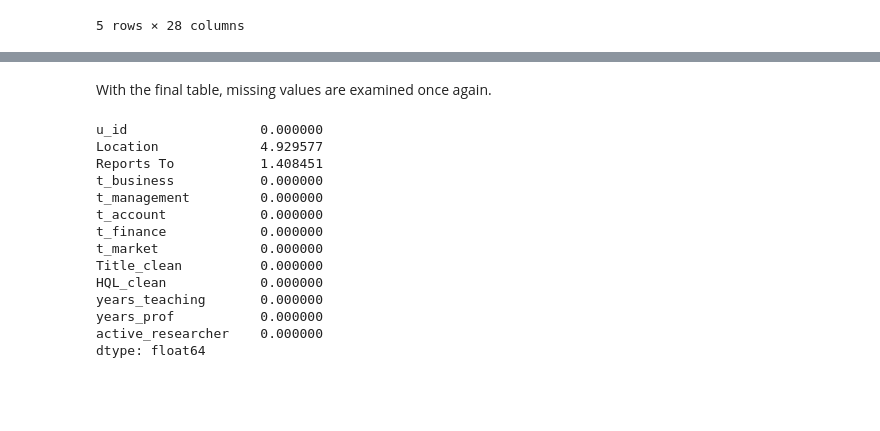
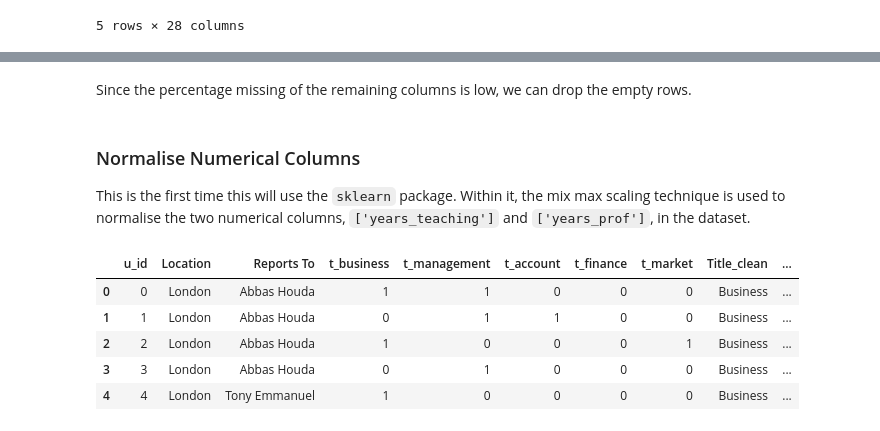
Before and after one commit to cheylea/data-cleanse-uol, a Jupyter notebook: SIS-DataCleanse.ipynb, the cells around one changed output, grey strips where cells are left out. Saved outputs shown, nothing was run; the diff lists cells and outputs as text; code cells hidden in the pictures; blank space fills up the shorter version.

```diff
--- a/SIS-DataCleanse.ipynb
+++ b/SIS-DataCleanse.ipynb
@@ -779,0 +781,2 @@ data = data.drop(columns=['ID', 'Name', 'Title', 'Join Date', 'LWD',
+# %% [markdown]
+Since the percentage missing of the remaining columns is low, we can drop the empty rows.
@@ -780,24 +786,29 @@ data = data.drop(columns=['ID', 'Name', 'Title', 'Join Date', 'LWD',
 # %% [markdown]
-With the final table, missing values are examined once again.
+
+### Normalise Numerical Columns
+This is the first time this will use the `sklearn` package. Within it, the mix max scaling technique is used to normalise the two numerical columns, `['years_teaching']` and `['years_prof']`, in the dataset.
-# %%
-# Count Missing
-count_missing = data.isnull().sum()
-total = len(data)
-
-percent_missing = (count_missing/total) * 100
-print(percent_missing)
-# %% [output]
-u_id                 0.000000
-Location             4.929577
-Reports To           1.408451
-t_business           0.000000
-t_management         0.000000
-t_account            0.000000
-t_finance            0.000000
-t_market             0.000000
-Title_clean          0.000000
-HQL_clean            0.000000
-years_teaching       0.000000
-years_prof           0.000000
-active_researcher    0.000000
-dtype: float64
+# %%
+# Normalise Numerical Columns
+# Years Teaching
+years_teaching = data['years_teaching'].values
+years_teaching = years_teaching.reshape(-1, 1)
+years_teaching_n = preprocessing.MinMaxScaler().fit_transform(years_teaching)
+data['years_teaching_n'] = pd.DataFrame(years_teaching_n)
+
+# Years Professiona
+years_prof = data['years_prof'].values
+years_prof = years_prof.reshape(-1, 1)
+years_prof_n = preprocessing.MinMaxScaler().fit_transform(years_prof)
+data['years_prof_n'] = pd.DataFrame(years_prof_n)
+
+# Remove no longer required columns
+data = data.drop(columns=['years_teaching', 'years_prof'])
+
+data.head()
+# %% [output]
+|  | u_id | Location | Reports To | t_business | t_management | t_account | t_finance | t_market | Title_clean | ... |
+| 0 | 0 | London | Abbas Houda | 1 | 1 | 0 | 0 | 0 | Business | ... |
+| 1 | 1 | London | Abbas Houda | 0 | 1 | 1 | 0 | 0 | Business | ... |
+| 2 | 2 | London | Abbas Houda | 1 | 0 | 0 | 0 | 1 | Business | ... |
+| 3 | 3 | London | Abbas Houda | 0 | 1 | 0 | 0 | 0 | Business | ... |
+| 4 | 4 | London | Tony Emmanuel | 1 | 0 | 0 | 0 | 0 | Business | ... |
```
Also changed, not shown: parts of 24 cells of this notebook, 1 other file.
